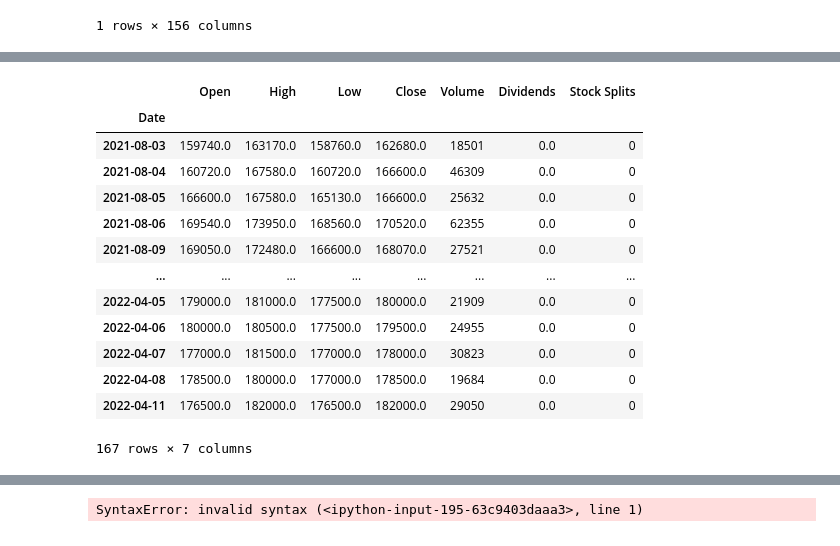
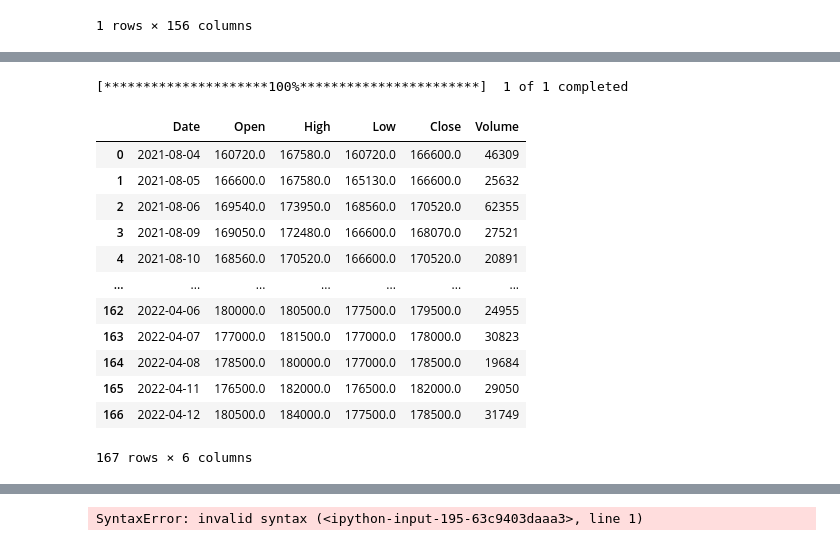
Before and after one commit to GIMINSU/DataAnalysis, a Jupyter notebook: pre_main_test.ipynb, the cells around one changed output, grey strips where cells are left out. Drawn from its saved outputs; the diff is of its cells as text; code cells hidden in the pictures.

```diff
--- a/pre_main_test.ipynb
+++ b/pre_main_test.ipynb
@@ -343,20 +343,20 @@ print(str_end_date)
 # %%
-yf.Ticker("282330.KS").history(start=str_start_date, end=str_end_date, auto_adjust=True)
+yf.download("282330.KS", start=str_start_date, auto_adjust=True).reset_index()
 # %% [output]
+[*********************100%***********************]  1 of 1 completed
-|  | Open | High | Low | Close | Volume | Dividends | Stock Splits |
-| Date |  |  |  |  |  |  |  |
-| 2021-08-03 | 159740.0 | 163170.0 | 158760.0 | 162680.0 | 18501 | 0.0 | 0 |
-| 2021-08-04 | 160720.0 | 167580.0 | 160720.0 | 166600.0 | 46309 | 0.0 | 0 |
-| 2021-08-05 | 166600.0 | 167580.0 | 165130.0 | 166600.0 | 25632 | 0.0 | 0 |
-| 2021-08-06 | 169540.0 | 173950.0 | 168560.0 | 170520.0 | 62355 | 0.0 | 0 |
-| 2021-08-09 | 169050.0 | 172480.0 | 166600.0 | 168070.0 | 27521 | 0.0 | 0 |
-| ... | ... | ... | ... | ... | ... | ... | ... |
-| 2022-04-05 | 179000.0 | 181000.0 | 177500.0 | 180000.0 | 21909 | 0.0 | 0 |
-| 2022-04-06 | 180000.0 | 180500.0 | 177500.0 | 179500.0 | 24955 | 0.0 | 0 |
-| 2022-04-07 | 177000.0 | 181500.0 | 177000.0 | 178000.0 | 30823 | 0.0 | 0 |
-| 2022-04-08 | 178500.0 | 180000.0 | 177000.0 | 178500.0 | 19684 | 0.0 | 0 |
-| 2022-04-11 | 176500.0 | 182000.0 | 176500.0 | 182000.0 | 29050 | 0.0 | 0 |
+|  | Date | Open | High | Low | Close | Volume |
+| 0 | 2021-08-04 | 160720.0 | 167580.0 | 160720.0 | 166600.0 | 46309 |
+| 1 | 2021-08-05 | 166600.0 | 167580.0 | 165130.0 | 166600.0 | 25632 |
+| 2 | 2021-08-06 | 169540.0 | 173950.0 | 168560.0 | 170520.0 | 62355 |
+| 3 | 2021-08-09 | 169050.0 | 172480.0 | 166600.0 | 168070.0 | 27521 |
+| 4 | 2021-08-10 | 168560.0 | 170520.0 | 166600.0 | 170520.0 | 20891 |
+| ... | ... | ... | ... | ... | ... | ... |
+| 162 | 2022-04-06 | 180000.0 | 180500.0 | 177500.0 | 179500.0 | 24955 |
+| 163 | 2022-04-07 | 177000.0 | 181500.0 | 177000.0 | 178000.0 | 30823 |
+| 164 | 2022-04-08 | 178500.0 | 180000.0 | 177000.0 | 178500.0 | 19684 |
+| 165 | 2022-04-11 | 176500.0 | 182000.0 | 176500.0 | 182000.0 | 29050 |
+| 166 | 2022-04-12 | 180500.0 | 184000.0 | 177500.0 | 178500.0 | 31749 |
-167 rows × 7 columns
+167 rows × 6 columns
 # %%
 financial_engineering_days = 252
 end_date = datetime.today().date()
```
Also changed, not shown: parts of 5 cells of this notebook, 1 other file.
